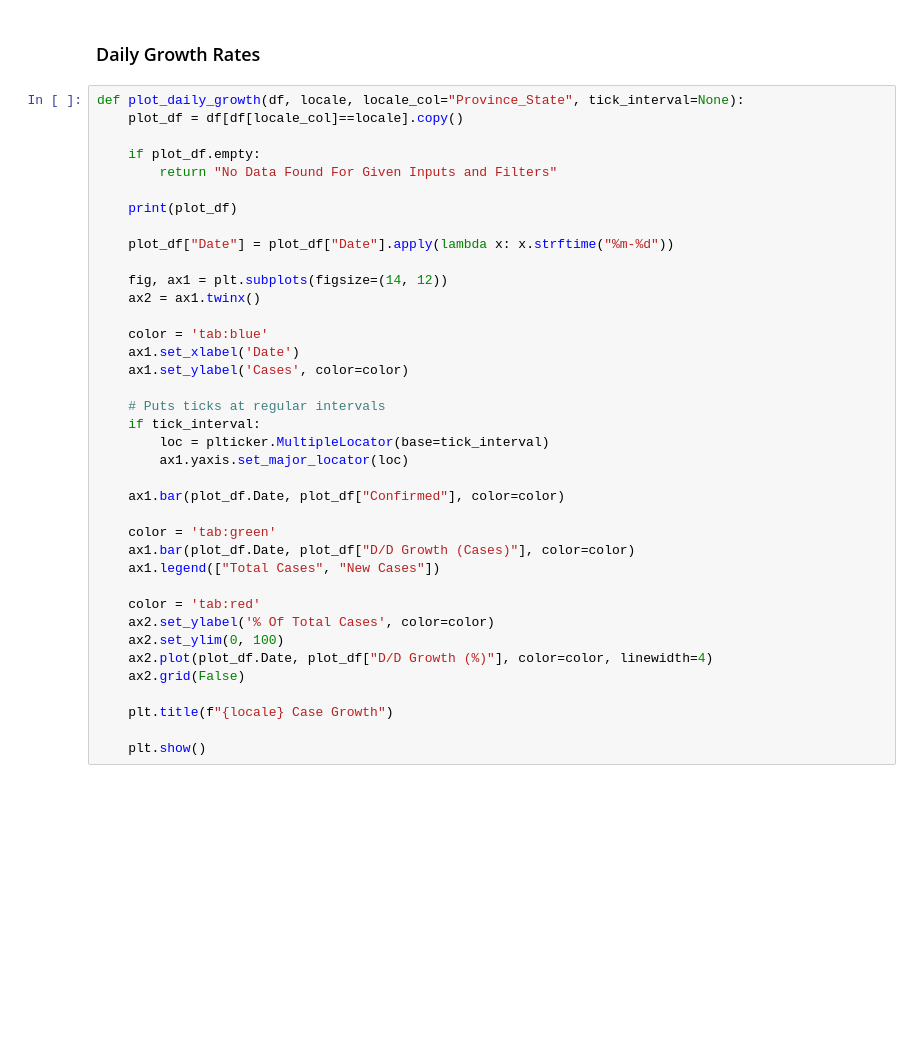
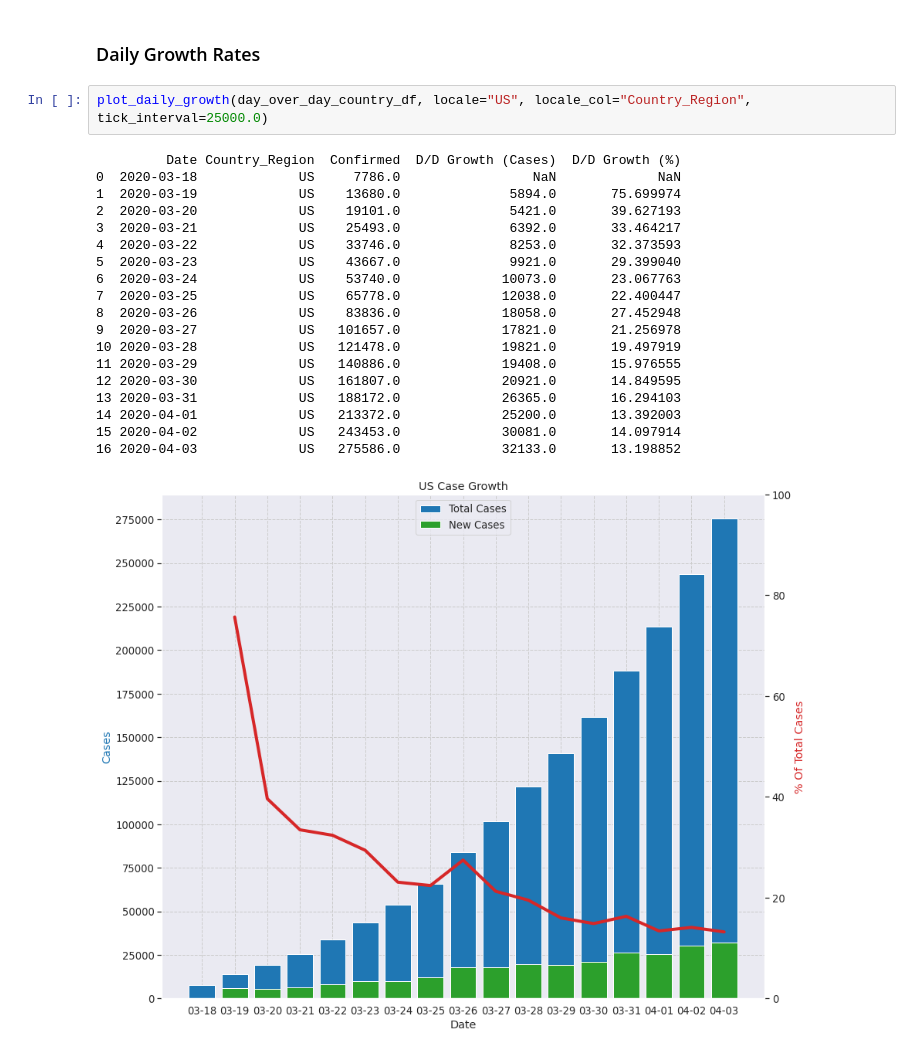
Before and after one commit to rdcolema/covid19-tracking, a Jupyter notebook: covid_US_trends.ipynb, the cells around one changed output. Cells and saved outputs as stored; diff of their text form; blank space fills up the shorter version.

```diff
--- a/covid_US_trends.ipynb
+++ b/covid_US_trends.ipynb
@@ -406,42 +505,26 @@ else:
 # %% [markdown]
 ### Daily Growth Rates
-# %%
-def plot_daily_growth(df, locale, locale_col="Province_State", tick_interval=None):
-    plot_df = df[df[locale_col]==locale].copy()
-
-    if plot_df.empty:
-        return "No Data Found For Given Inputs and Filters"
-
-    print(plot_df)
-
-    plot_df["Date"] = plot_df["Date"].apply(lambda x: x.strftime("%m-%d"))
-
-    fig, ax1 = plt.subplots(figsize=(14, 12))
-    ax2 = ax1.twinx()
-
-    color = 'tab:blue'
-    ax1.set_xlabel('Date')
-    ax1.set_ylabel('Cases', color=color)
-
-    # Puts ticks at regular intervals
-    if tick_interval:
-        loc = plticker.MultipleLocator(base=tick_interval)
-        ax1.yaxis.set_major_locator(loc)
-
-    ax1.bar(plot_df.Date, plot_df["Confirmed"], color=color)
-
-    color = 'tab:green'
-    ax1.bar(plot_df.Date, plot_df["D/D Growth (Cases)"], color=color)
-    ax1.legend(["Total Cases", "New Cases"])
-
-    color = 'tab:red'
-    ax2.set_ylabel('% Of Total Cases', color=color)
-    ax2.set_ylim(0, 100)
-    ax2.plot(plot_df.Date, plot_df["D/D Growth (%)"], color=color, linewidth=4)
-    ax2.grid(False)
-
-    plt.title(f"{locale} Case Growth")
-
-    plt.show()
+# %%
+plot_daily_growth(day_over_day_country_df, locale="US", locale_col="Country_Region", tick_interval=25000.0)
+# %% [output]
+         Date Country_Region  Confirmed  D/D Growth (Cases)  D/D Growth (%)
+0  2020-03-18             US     7786.0                 NaN             NaN
+1  2020-03-19             US    13680.0              5894.0       75.699974
+2  2020-03-20             US    19101.0              5421.0       39.627193
+3  2020-03-21             US    25493.0              6392.0       33.464217
+4  2020-03-22             US    33746.0              8253.0       32.373593
+5  2020-03-23             US    43667.0              9921.0       29.399040
+6  2020-03-24             US    53740.0             10073.0       23.067763
+7  2020-03-25             US    65778.0             12038.0       22.400447
+8  2020-03-26             US    83836.0             18058.0       27.452948
+9  2020-03-27             US   101657.0             17821.0       21.256978
+10 2020-03-28             US   121478.0             19821.0       19.497919
+11 2020-03-29             US   140886.0             19408.0       15.976555
+12 2020-03-30             US   161807.0             20921.0       14.849595
+13 2020-03-31             US   188172.0             26365.0       16.294103
+14 2020-04-01             US   213372.0             25200.0       13.392003
+15 2020-04-02             US   243453.0             30081.0       14.097914
+16 2020-04-03             US   275586.0             32133.0       13.198852
+[figure, added]
 # %%
 plot_daily_growth(day_over_day_state_df, locale="New York", locale_col="Province_State", tick_interval=10000.0)
```
Also changed, not shown: parts of 16 cells of this notebook, 2 other files.
